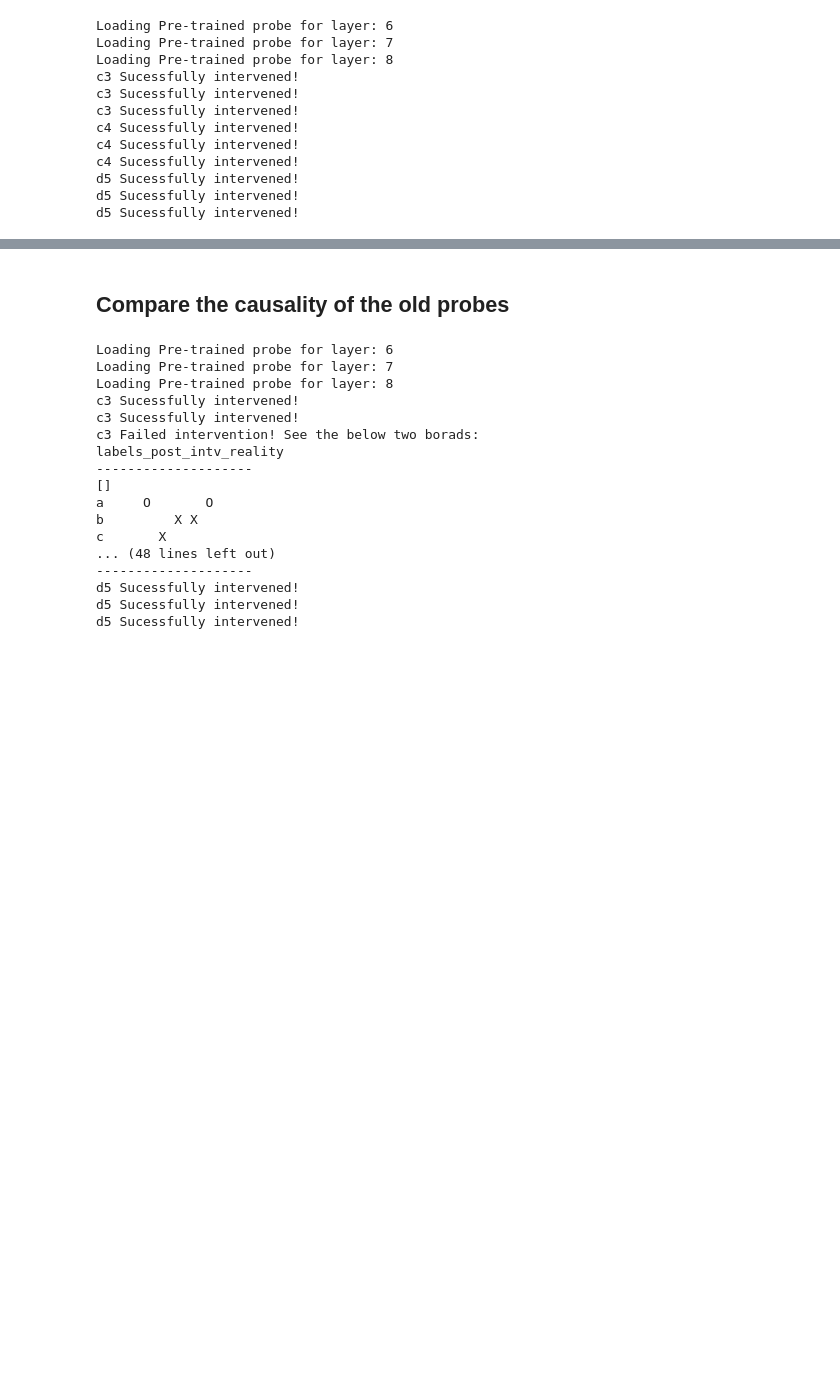
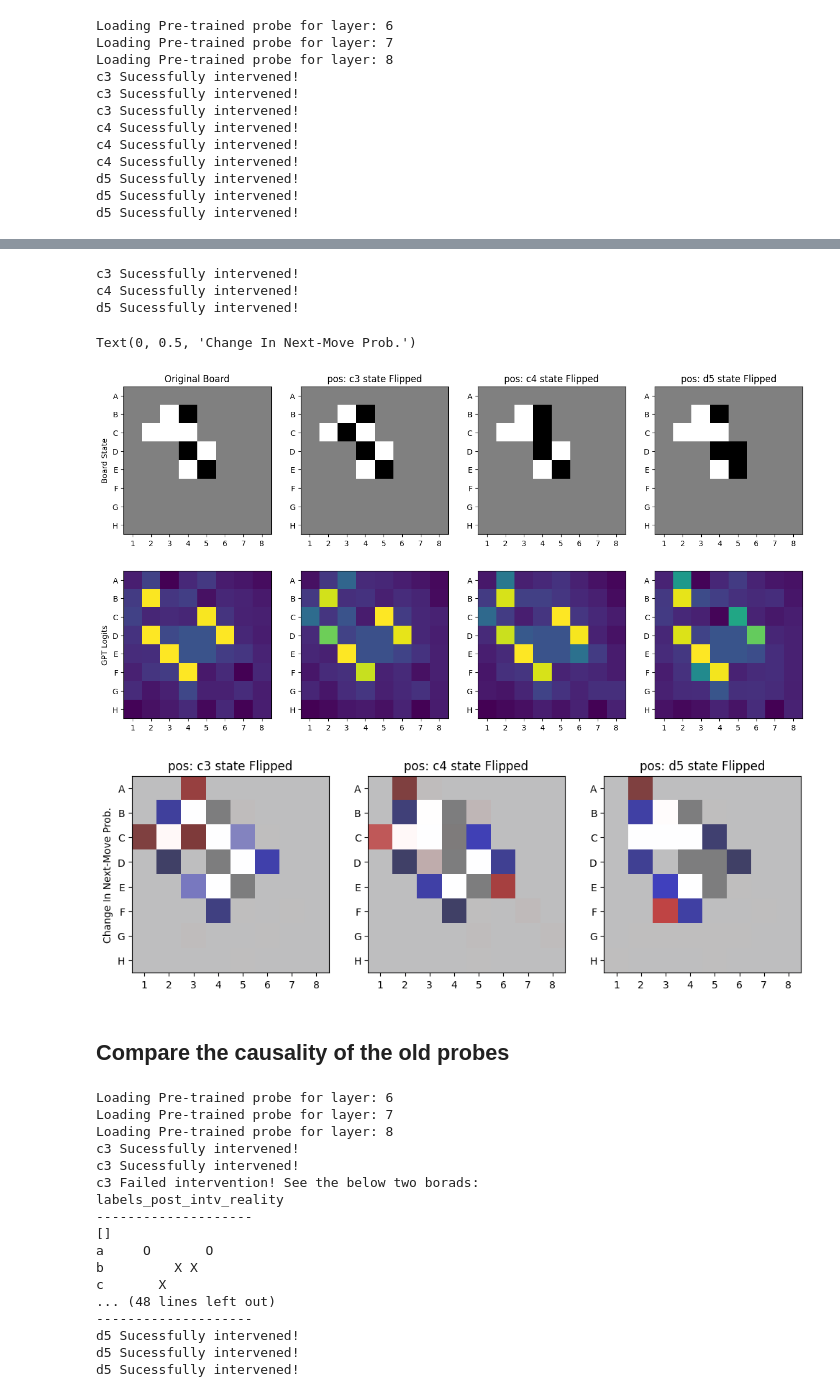
Before and after one commit to DeanHazineh/Emergent-World-Representations-Othello, a Jupyter notebook: dev_code2/view_linear_probe_causality.ipynb, the cells around one changed output, grey strips where cells are left out. Drawn from its saved outputs; the diff is of its cells as text; code cells hidden in the pictures; blank space fills up the shorter version.

Commit message:
Add No Reassertion Edit

```diff
--- a/dev_code2/view_linear_probe_causality.ipynb
+++ b/dev_code2/view_linear_probe_causality.ipynb
@@ -131,7 +134,7 @@ number_moves = 5
 probe_set = probesLinear
 htd = {"lr": 1e-3, "steps": 1000, "reg_strg": 0.2}
 intervention_moves = ["c3", "c4", "d5"]
-init_board, init_pred, interv_boards, interv_preds, actions = run_game_intervention(x, tbf, number_moves, intervention_moves, probe_set, layer_s, layer_e, htd)
+init_board, init_pred, interv_boards, interv_preds, actions = run_game_intervention(x, tbf, number_moves, intervention_moves, probe_set, layer_s, layer_e, htd, reassertion=True)
 # %% [output]
 Loading Pre-trained probe for layer: 6
 Loading Pre-trained probe for layer: 7
@@ -183,5 +183,45 @@ Text(0, 0.5, 'Change In Next-Move Prob.')
 [figure]
 [figure]
+# %%
+# This time do NOT use reassertion
+init_board, init_pred, interv_boards, interv_preds, actions = run_game_intervention(x, tbf, number_moves, intervention_moves, probe_set, layer_s, layer_e, htd, reassertion=False)
+
+plot_boards = np.concatenate((init_board[None], interv_boards), axis=0)
+plot_logits = np.concatenate((init_pred[None], interv_preds), axis=0)
+#prob_diff = interv_preds - init_pred[None]
+prob_diff = scip.special.softmax(interv_preds) - scip.special.softmax(init_pred[None])
+
+### PLot the gameboard
+num_plot = plot_boards.shape[0]
+fig = plt.figure(figsize=(4*num_plot, 8))
+ax = plt_utils.addAxis(fig,2,num_plot)
+for i in range(num_plot):
+    ax[i].imshow(plot_boards[i], cmap="gray")
+    ax[i+num_plot].imshow(plot_logits[i])
+plt_utils.format_ax_boardImage(ax)
+for i in range(num_plot):
+    ax[0].set_title("Original Board") if i==0 else ax[i].set_title(actions[i-1])
+ax[0].set_ylabel("Board State")
+ax[num_plot].set_ylabel("GPT Logits")
+
+### Plot the change plot
+num_interv = len(intervention_moves)
+fig = plt.figure(figsize=(4*num_interv, 4))
+ax = plt_utils.addAxis(fig,1,num_interv)
+for i in range(num_interv):
+    ax[i].imshow(interv_boards[i], cmap="gray")
+    ax[i].set_title(actions[i])
+    im = ax[i].imshow(prob_diff[i], alpha=0.5, cmap="seismic", norm=TwoSlopeNorm(0))
+    #plt_utils.addColorbar(fig, ax[i], im)
+plt_utils.format_ax_boardImage(ax)
+ax[0].set_ylabel("Change In Next-Move Prob.")
+# %% [output]
+c3 Sucessfully intervened!
+c4 Sucessfully intervened!
+d5 Sucessfully intervened!
+Text(0, 0.5, 'Change In Next-Move Prob.')
+[figure, added]
+[figure, added]
 # %% [markdown]
 ## Compare the causality of the old probes
 # %%
```
Also changed, not shown: parts of 3 cells of this notebook, 1 other file.
